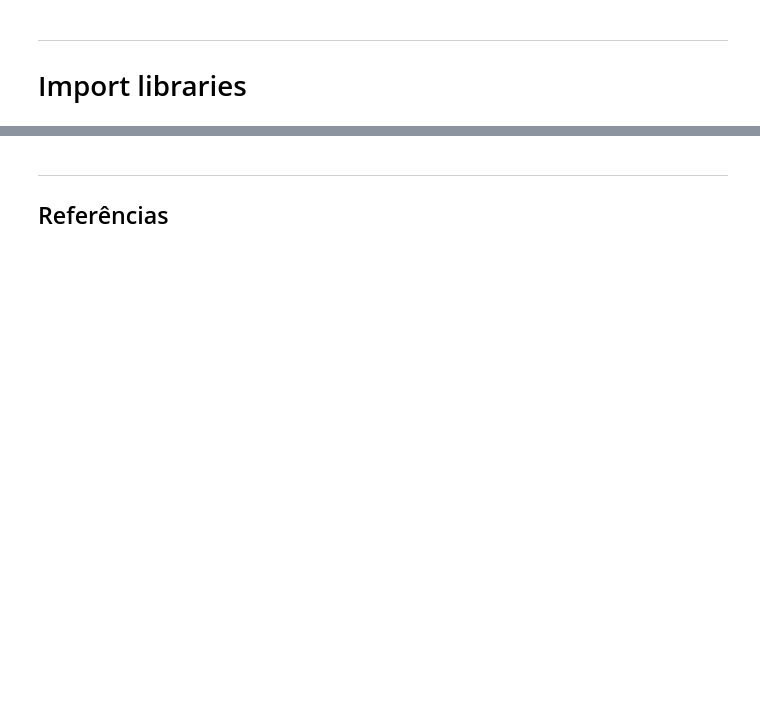
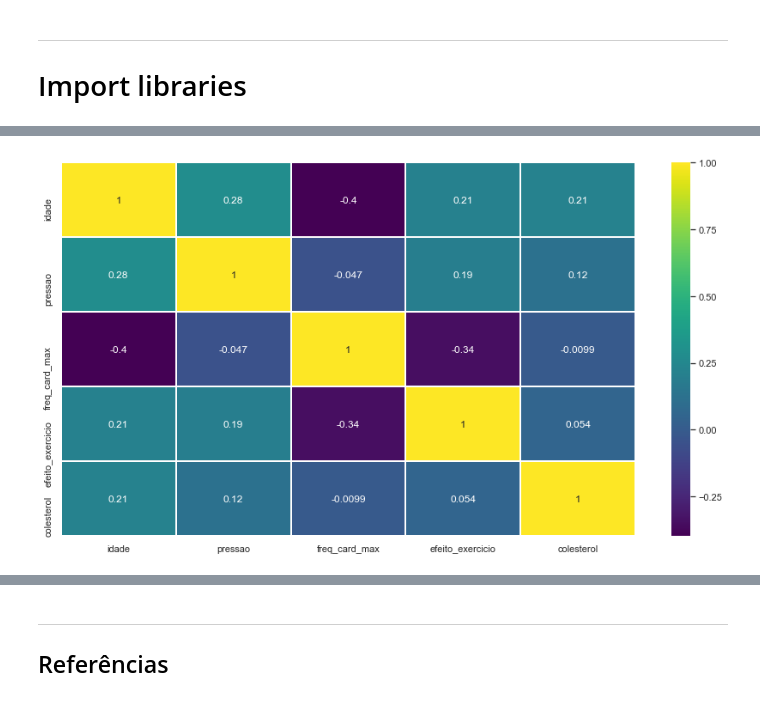
Before and after one commit to gabriellaec/CD-P3, a Jupyter notebook: Projeto 3.ipynb, the cells around one changed output, grey strips where cells are left out. Saved outputs shown, nothing was run; the diff lists cells and outputs as text; code cells hidden in the pictures; blank space fills up the shorter version.

```diff
--- a/Projeto 3.ipynb
+++ b/Projeto 3.ipynb
@@ -91,0 +121,16 @@ heart_df.head()
+# %%
+fig = plt.gcf()
+fig.set_size_inches(15, 8)
+sns.heatmap(corrdados, annot = True, cmap='viridis', linecolor='white',  linewidths=1)
+plt.show()
+
+# plot using a color palette
+#sns.heatmap(df, cmap="YlGnBu")
+#sns.heatmap(df, cmap="Blues")
+#sns.heatmap(df, cmap="BuPu")
+#sns.heatmap(df, cmap="Greens")
+
+#add this after your favorite color to show the plot
+#sns.plt.show()
+# %% [output]
+[figure, added]
```
Also changed, not shown: parts of 14 cells of this notebook.
